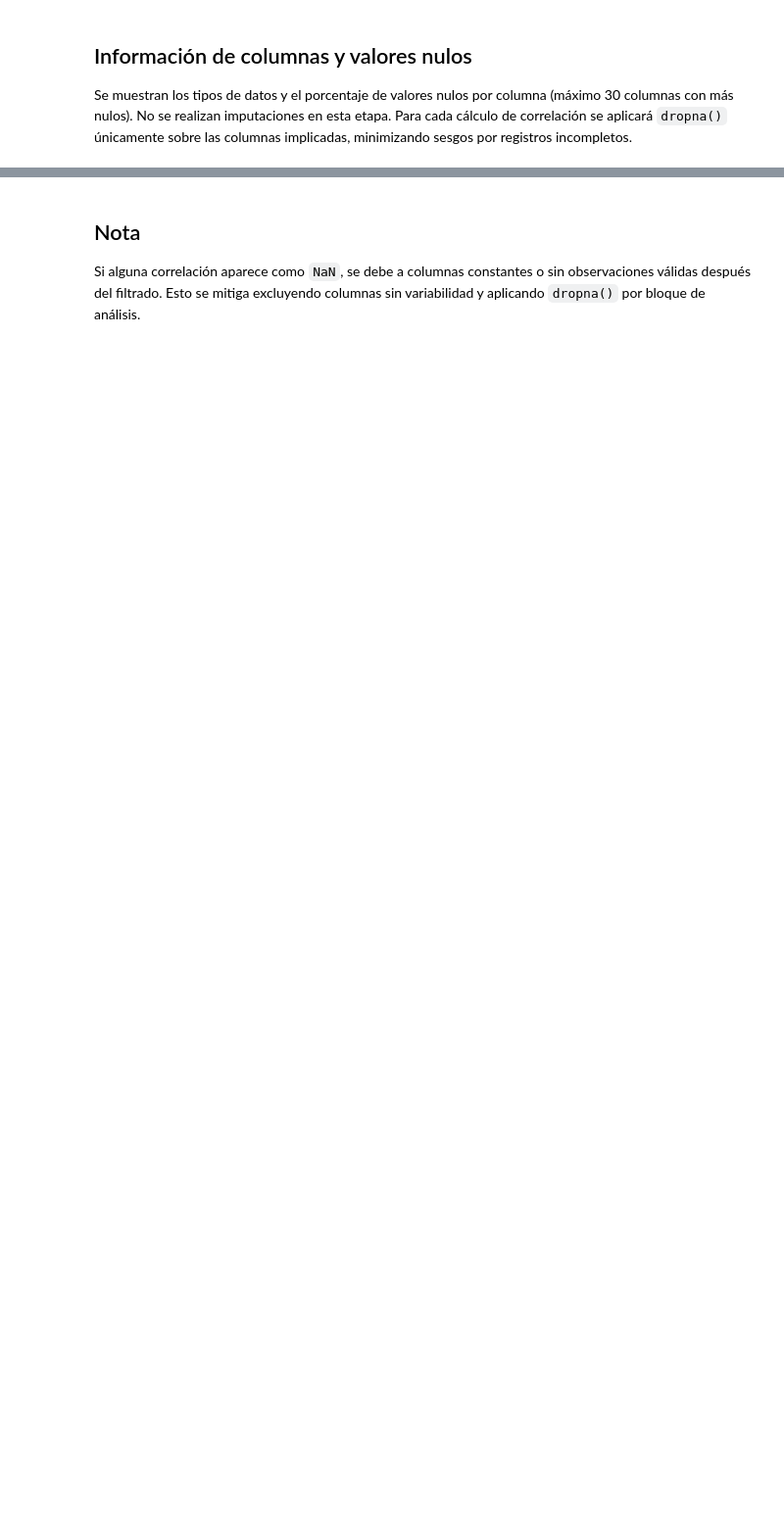
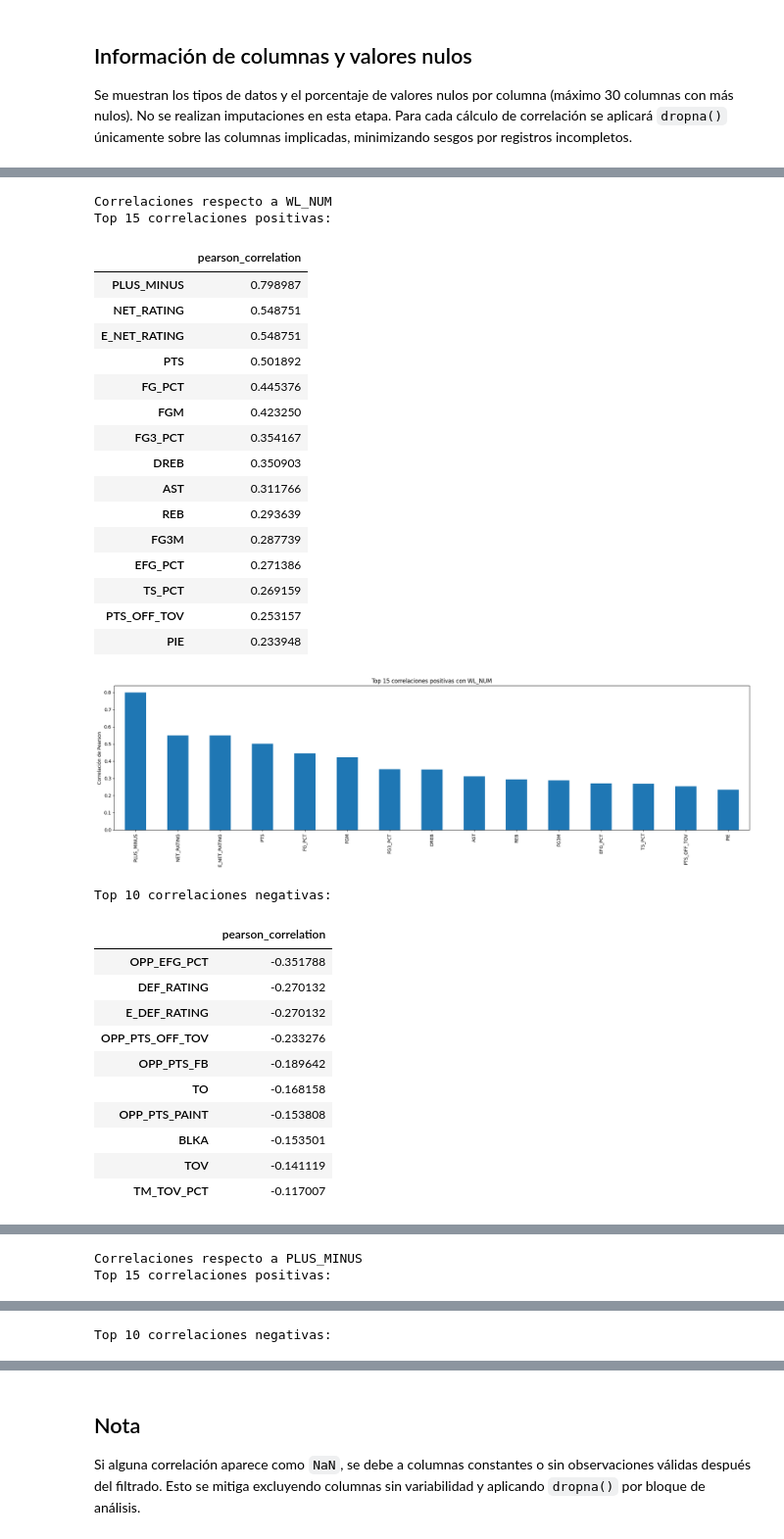
Before and after one commit to diazpablogon/BasketballAnalysis, a Jupyter notebook: 02_processing_data/02a_WL_prediction/02a_features_modelling.ipynb, the cells around one changed output, grey strips where cells are left out. Shown: that part at 98% size. Drawn from its saved outputs; the diff is of its cells as text; code cells hidden in the pictures; blank space fills up the shorter version.

```diff
--- a/02_processing_data/02a_WL_prediction/02a_features_modelling.ipynb
+++ b/02_processing_data/02a_WL_prediction/02a_features_modelling.ipynb
@@ -85,60 +134,86 @@ targets = ["WL_NUM", "PLUS_MINUS"]
 
 for target in targets:
     if target not in df.columns:
-        print(f"
-Objetivo '{target}' no encontrado. Se omite el análisis de correlación.")
+        print(f"Objetivo '{target}' no encontrado. Se omite el análisis de correlación.")
         continue
 
     available_features = [feat for feat in valid_features if feat != target]
     if not available_features:
-        print(f"
-No hay features válidas disponibles para correlacionar con {target}.")
+        print(f"No hay features válidas disponibles para correlacionar con {target}.")
         continue
 
     subset_cols = available_features + [target]
     subset_df = df[subset_cols].dropna()
 
     if subset_df.empty:
-        print(f"
-Tras aplicar dropna(), no quedan registros completos para el objetivo {target}.")
+        print(f"Tras aplicar dropna(), no quedan registros completos para el objetivo {target}.")
         continue
 
     corr_matrix = subset_df.corr(method="pearson")
     corr_series = corr_matrix[target].drop(labels=[target])
     corr_series = corr_series.dropna().sort_values(ascending=False)
 
-    print(f"
-Correlaciones respecto a {target}")
+    print(f"Correlaciones respecto a {target}")
 
     positive_corr = corr_series[corr_series > 0].head(15)
     negative_corr = corr_series[corr_series < 0].sort_values().head(10)
 
     if not positive_corr.empty:
-        print("
-Top 15 correlaciones positivas:")
+        print("Top 15 correlaciones positivas:")
         display(positive_corr.to_frame(name="pearson_correlation"))
 
         plt.figure(figsize=(20, 6))
         positive_corr.plot(kind="bar")
         plt.title(f"Top 15 correlaciones positivas con {target}")
         plt.ylabel("Correlación de Pearson")
         plt.xticks(rotation=90)
         plt.tight_layout()
         plt.show()
     else:
         print("No se encontraron correlaciones positivas.")
 
     if not negative_corr.empty:
-        print("
-Top 10 correlaciones negativas:")
+        print("Top 10 correlaciones negativas:")
         display(negative_corr.to_frame(name="pearson_correlation"))
 
         plt.figure(figsize=(20, 6))
         negative_corr.plot(kind="bar")
         plt.title(f"Top 10 correlaciones negativas con {target}")
         plt.ylabel("Correlación de Pearson")
         plt.xticks(rotation=90)
         plt.tight_layout()
         plt.show()
     else:
         print("No se encontraron correlaciones negativas.")
+# %% [output]
+Correlaciones respecto a WL_NUM
+Top 15 correlaciones positivas:
+|  | pearson_correlation |
+| PLUS_MINUS | 0.798987 |
+| NET_RATING | 0.548751 |
+| E_NET_RATING | 0.548751 |
+| PTS | 0.501892 |
+| FG_PCT | 0.445376 |
+| FGM | 0.423250 |
+| FG3_PCT | 0.354167 |
+| DREB | 0.350903 |
+| AST | 0.311766 |
+| REB | 0.293639 |
+| FG3M | 0.287739 |
+| EFG_PCT | 0.271386 |
+| TS_PCT | 0.269159 |
+| PTS_OFF_TOV | 0.253157 |
+| PIE | 0.233948 |
+[figure, added]
+Top 10 correlaciones negativas:
+|  | pearson_correlation |
+| OPP_EFG_PCT | -0.351788 |
+| DEF_RATING | -0.270132 |
+| E_DEF_RATING | -0.270132 |
+| OPP_PTS_OFF_TOV | -0.233276 |
+| OPP_PTS_FB | -0.189642 |
+| TO | -0.168158 |
+| OPP_PTS_PAINT | -0.153808 |
+| BLKA | -0.153501 |
+| TOV | -0.141119 |
+| TM_TOV_PCT | -0.117007 |
@@ -144,0 +221,2 @@ Top 10 correlaciones negativas:")
+Correlaciones respecto a PLUS_MINUS
+Top 15 correlaciones positivas:
@@ -144,0 +240 @@ Top 10 correlaciones negativas:")
+Top 10 correlaciones negativas:
```
Also changed, not shown: parts of 5 cells of this notebook.
